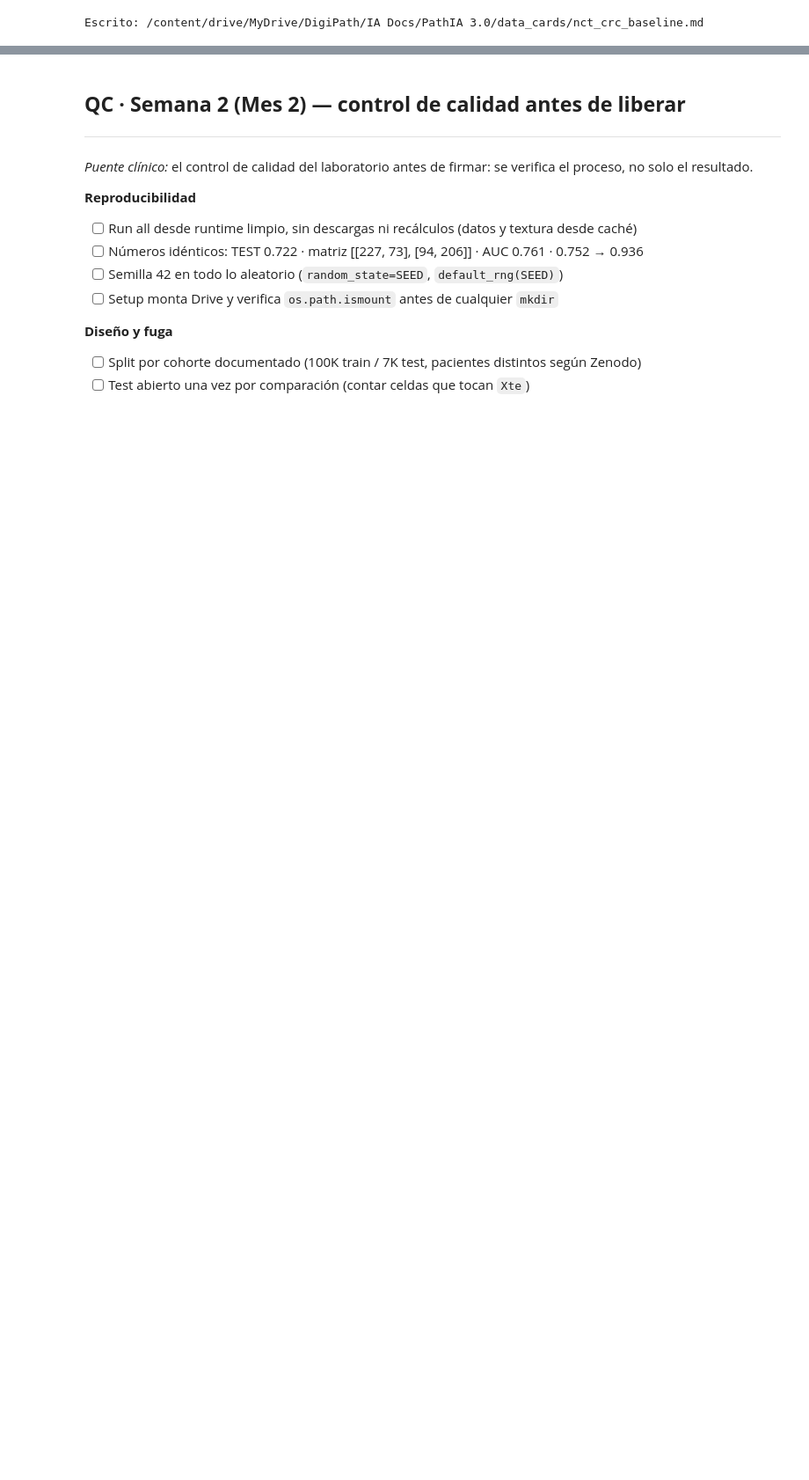
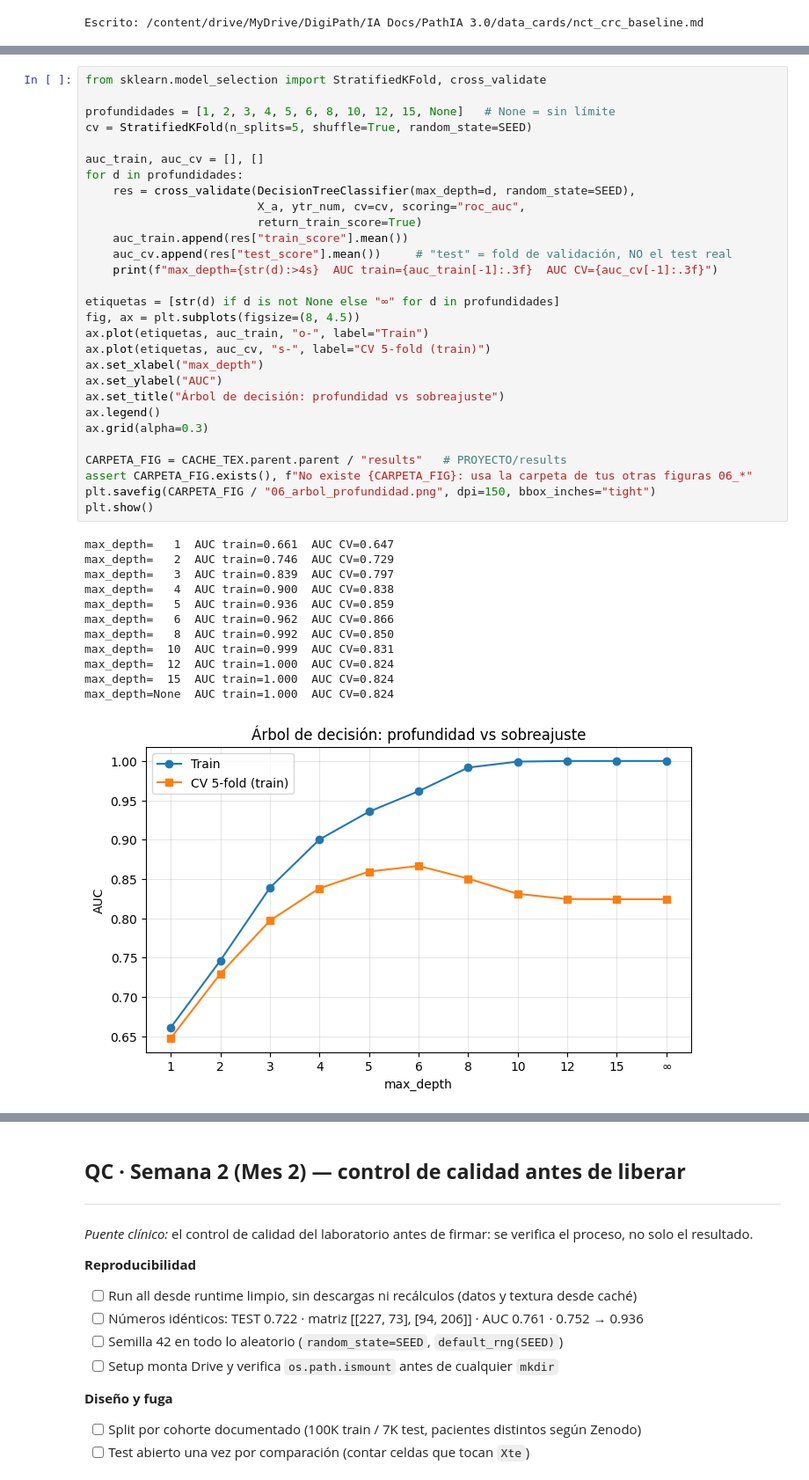
Before and after one commit to CarlosJB95/PathIA-MSI-colon, a Jupyter notebook: notebooks/Notebook_06_intro_clasificacion.ipynb, the cells around one changed output, grey strips where cells are left out. Shown at 88% size. Drawn from its saved outputs; the diff is of its cells as text; blank space fills up the shorter version.

```diff
--- a/notebooks/Notebook_06_intro_clasificacion.ipynb
+++ b/notebooks/Notebook_06_intro_clasificacion.ipynb
@@ -833,0 +967,42 @@ Escrito: /content/drive/MyDrive/DigiPath/IA Docs/PathIA 3.0/data_cards/nct_crc_b
+# %%
+from sklearn.model_selection import StratifiedKFold, cross_validate
+
+profundidades = [1, 2, 3, 4, 5, 6, 8, 10, 12, 15, None]   # None = sin límite
+cv = StratifiedKFold(n_splits=5, shuffle=True, random_state=SEED)
+
+auc_train, auc_cv = [], []
+for d in profundidades:
+    res = cross_validate(DecisionTreeClassifier(max_depth=d, random_state=SEED),
+                         X_a, ytr_num, cv=cv, scoring="roc_auc",
+                         return_train_score=True)
+    auc_train.append(res["train_score"].mean())
+    auc_cv.append(res["test_score"].mean())     # "test" = fold de validación, NO el test real
+    print(f"max_depth={str(d):>4s}  AUC train={auc_train[-1]:.3f}  AUC CV={auc_cv[-1]:.3f}")
+
+etiquetas = [str(d) if d is not None else "∞" for d in profundidades]
+fig, ax = plt.subplots(figsize=(8, 4.5))
+ax.plot(etiquetas, auc_train, "o-", label="Train")
+ax.plot(etiquetas, auc_cv, "s-", label="CV 5-fold (train)")
+ax.set_xlabel("max_depth")
+ax.set_ylabel("AUC")
+ax.set_title("Árbol de decisión: profundidad vs sobreajuste")
+ax.legend()
+ax.grid(alpha=0.3)
+
+CARPETA_FIG = CACHE_TEX.parent.parent / "results"   # PROYECTO/results
+assert CARPETA_FIG.exists(), f"No existe {CARPETA_FIG}: usa la carpeta de tus otras figuras 06_*"
+plt.savefig(CARPETA_FIG / "06_arbol_profundidad.png", dpi=150, bbox_inches="tight")
+plt.show()
+# %% [output]
+max_depth=   1  AUC train=0.661  AUC CV=0.647
+max_depth=   2  AUC train=0.746  AUC CV=0.729
+max_depth=   3  AUC train=0.839  AUC CV=0.797
+max_depth=   4  AUC train=0.900  AUC CV=0.838
+max_depth=   5  AUC train=0.936  AUC CV=0.859
+max_depth=   6  AUC train=0.962  AUC CV=0.866
+max_depth=   8  AUC train=0.992  AUC CV=0.850
+max_depth=  10  AUC train=0.999  AUC CV=0.831
+max_depth=  12  AUC train=1.000  AUC CV=0.824
+max_depth=  15  AUC train=1.000  AUC CV=0.824
+max_depth=None  AUC train=1.000  AUC CV=0.824
+[figure, added]
```
Also changed, not shown: parts of 23 cells of this notebook.
